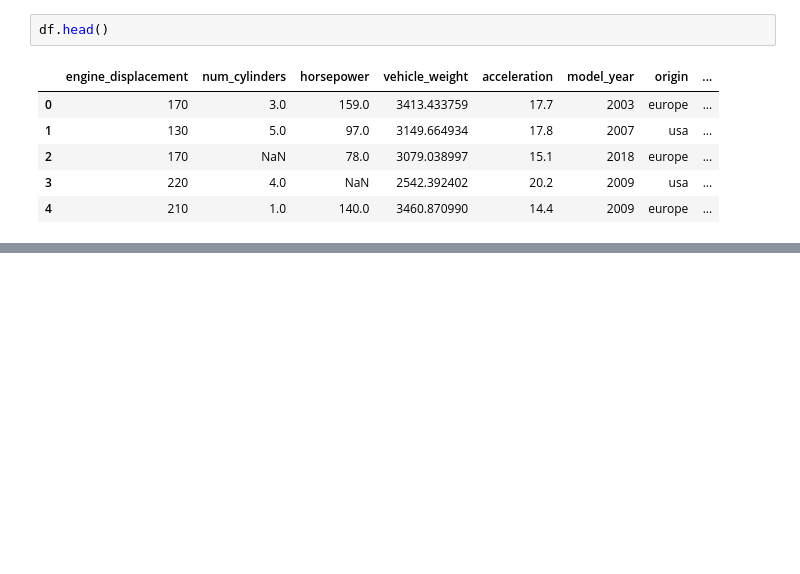
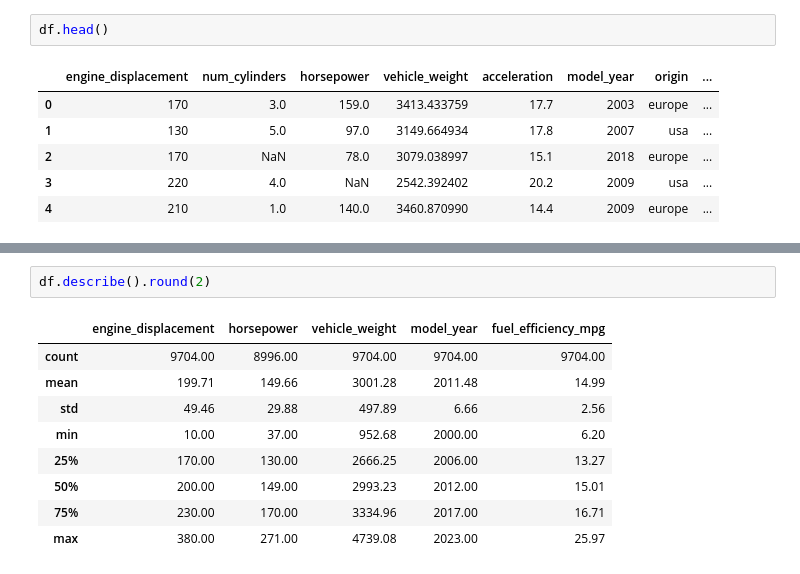
Before and after one commit to leontatianaz/machine-learning-zoomcap-homework, a Jupyter notebook: 02-regression/Homework - CarFuelEfficiencyDataset.ipynb, the cells around one changed output, grey strips where cells are left out. Saved outputs shown, nothing was run; the diff lists cells and outputs as text; blank space fills up the shorter version.

```diff
--- a/02-regression/Homework - CarFuelEfficiencyDataset.ipynb
+++ b/02-regression/Homework - CarFuelEfficiencyDataset.ipynb
@@ -87,0 +114,12 @@ KeyError: ('engine_displacement', 'engine_hp', 'vehicle_weight', 'model_year', '
+# %%
+df.describe().round(2)
+# %% [output]
+|  | engine_displacement | horsepower | vehicle_weight | model_year | fuel_efficiency_mpg |
+| count | 9704.00 | 8996.00 | 9704.00 | 9704.00 | 9704.00 |
+| mean | 199.71 | 149.66 | 3001.28 | 2011.48 | 14.99 |
+| std | 49.46 | 29.88 | 497.89 | 6.66 | 2.56 |
+| min | 10.00 | 37.00 | 952.68 | 2000.00 | 6.20 |
+| 25% | 170.00 | 130.00 | 2666.25 | 2006.00 | 13.27 |
+| 50% | 200.00 | 149.00 | 2993.23 | 2012.00 | 15.01 |
+| 75% | 230.00 | 170.00 | 3334.96 | 2017.00 | 16.71 |
+| max | 380.00 | 271.00 | 4739.08 | 2023.00 | 25.97 |
```
Also changed, not shown: parts of 5 cells of this notebook, 1 other file.
